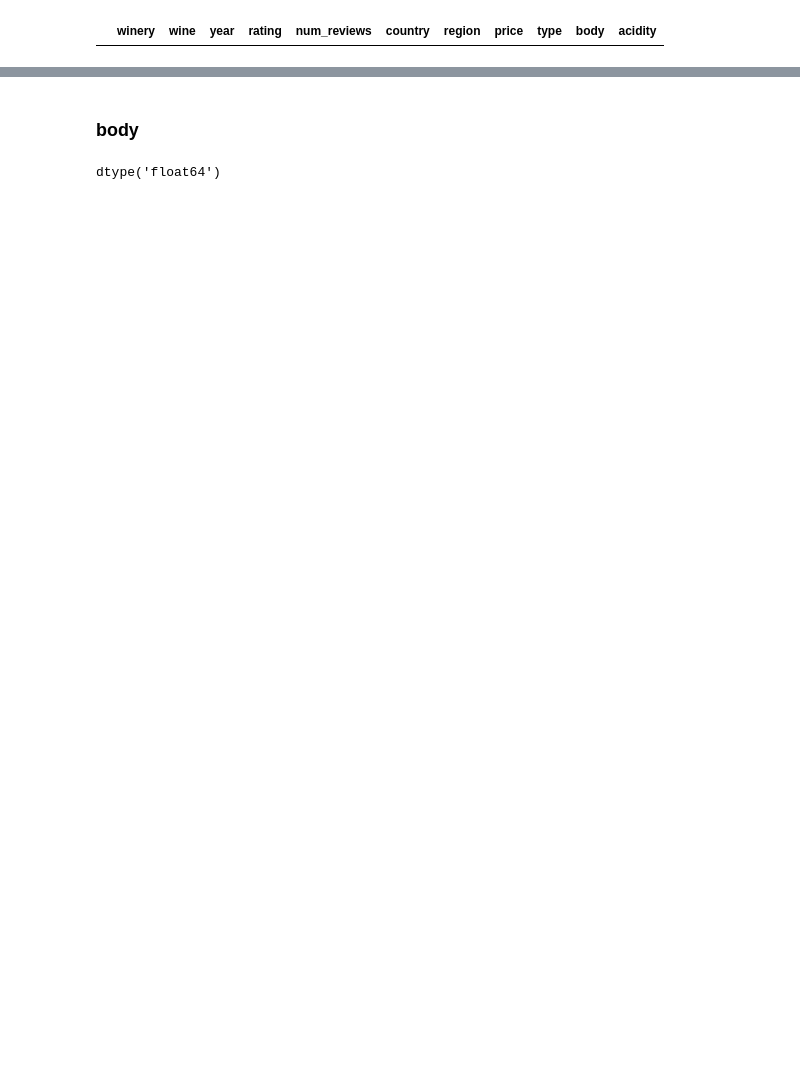
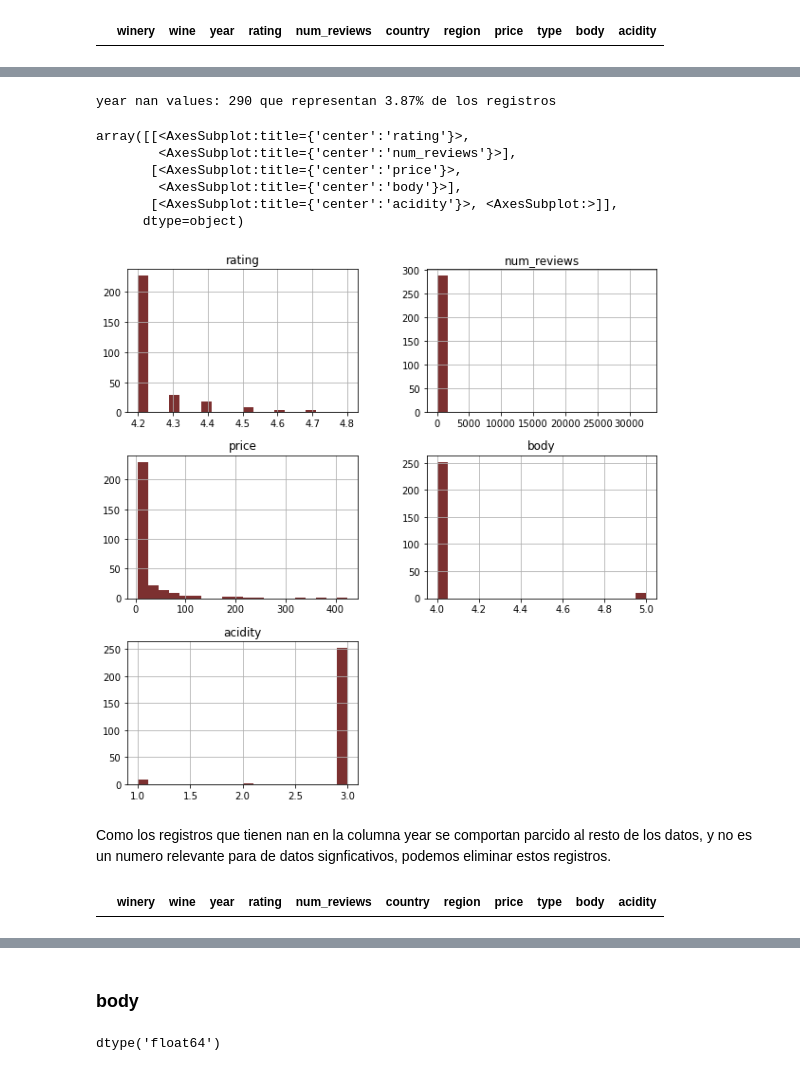
Before and after one commit to car-vigo/vinos-corderhouse, a Jupyter notebook: notebooks/1.1-data.wrangling-estructuracion.limpieza.ipynb, the cells around one changed output, grey strips where cells are left out. Saved outputs shown, nothing was run; the diff lists cells and outputs as text; code cells hidden in the pictures; blank space fills up the shorter version.

```diff
--- a/notebooks/1.1-data.wrangling-estructuracion.limpieza.ipynb
+++ b/notebooks/1.1-data.wrangling-estructuracion.limpieza.ipynb
@@ -188,0 +222,4 @@ df_wine_comercial.loc[pd.isna(df_wine_comercial['year'])].head()
+# %%
+# Obtenemos los valores nan de la columna year
+index_nan_values_years = df_wine_comercial.loc[pd.isna(df_wine_comercial['year'])].index
+df_wine_comercial.loc[index_nan_values_years].head()
@@ -188,0 +233,16 @@ df_wine_comercial.loc[pd.isna(df_wine_comercial['year'])].head()
+# %%
+print(f"year nan values: {len(index_nan_values_years)} que representan {round(len(index_nan_values_years)/df_wine_comercial.shape[0]*100, 2)}% de los registros")
+# %% [output]
+year nan values: 290 que representan 3.87% de los registros
+# %%
+df_wine_comercial.loc[index_nan_values_years].hist( bins=20, figsize=(10,10),color = COLOR_VINO_TINTO)
+# %% [output]
+array([[<AxesSubplot:title={'center':'rating'}>,
+        <AxesSubplot:title={'center':'num_reviews'}>],
+       [<AxesSubplot:title={'center':'price'}>,
+        <AxesSubplot:title={'center':'body'}>],
+       [<AxesSubplot:title={'center':'acidity'}>, <AxesSubplot:>]],
+      dtype=object)
+[figure, added]
+# %% [markdown]
+Como los registros que tienen nan en la columna year se comportan parcido al resto de los datos, y no es un numero relevante para de datos signficativos, podemos eliminar estos registros.
@@ -188,0 +252,4 @@ df_wine_comercial.loc[pd.isna(df_wine_comercial['year'])].head()
+# %%
+df_wine_comercial.loc[pd.isna(df_wine_comercial['year'])]
+# %% [output]
+|  | winery | wine | year | rating | num_reviews | country | region | price | type | body | acidity |
```
Also changed, not shown: parts of 57 cells of this notebook, 3 other files.
